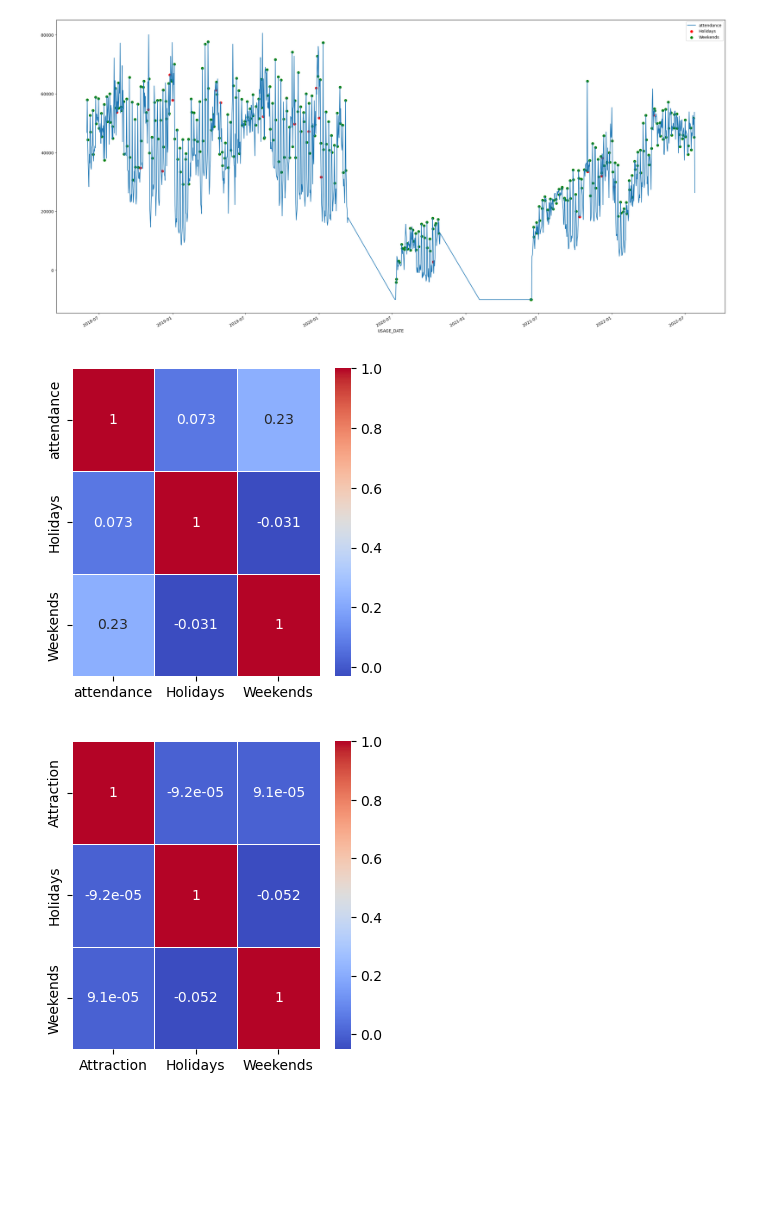
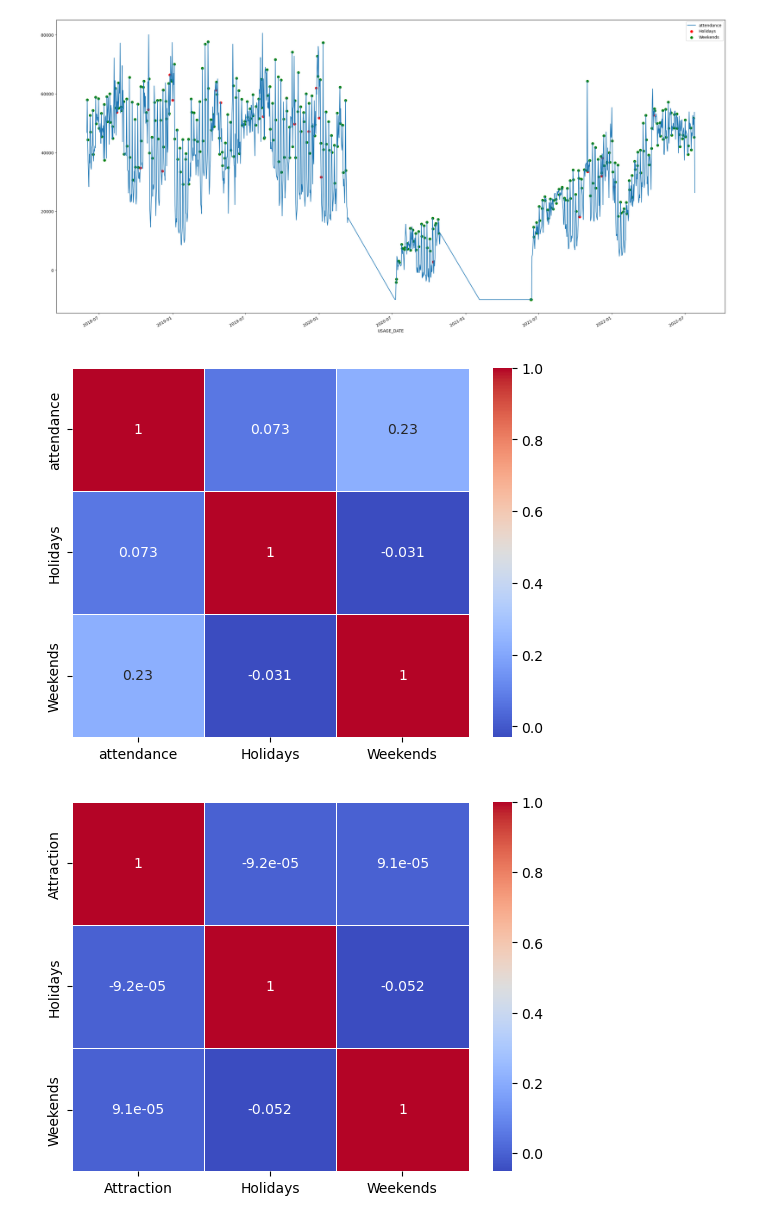
Before and after one commit to heyisvivian/Theme-Park-Endless-Line, a Jupyter notebook: Waiting Time Prediction.ipynb, the cells around one changed output. Saved outputs shown, nothing was run; the diff lists cells and outputs as text; code cells hidden in the pictures; blank space fills up the shorter version.

```diff
--- a/Waiting Time Prediction.ipynb
+++ b/Waiting Time Prediction.ipynb
@@ -184,22 +190,20 @@ plt.show()
 # %%
 #plot the correlation matrix of PortAventuraAttendanceDF
 import seaborn as sns
-plt.figure(figsize=(4, 4))
 sns.heatmap(PortAventuraAttendanceDF.corr(), annot=True, cmap='coolwarm', linewidths=0.5)
 plt.show()
 # %% [output]
-[figure, old version]
+[figure, new version]
 # %%
 #vectorize entity_merge_DF['Attraction'] to a new column
 entity_merge_DF['Attraction'] = pd.Categorical(entity_merge_DF['Attraction'])
 entity_merge_DF['Attraction'] = entity_merge_DF['Attraction'].cat.codes
 # %%
 #plot the correlation matrix of entity_merge_DF
-plt.figure(figsize=(4, 4))
 sns.heatmap(entity_merge_DF.corr(), annot=True, cmap='coolwarm', linewidths=0.5)
 plt.show()
 # %% [output]
-[figure, old version]
+[figure, new version]
 # %%
 import seaborn as sns
 df = pd.read_csv('PortAventuraAttendance.csv')
```
Also changed, not shown: parts of 10 cells of this notebook.
